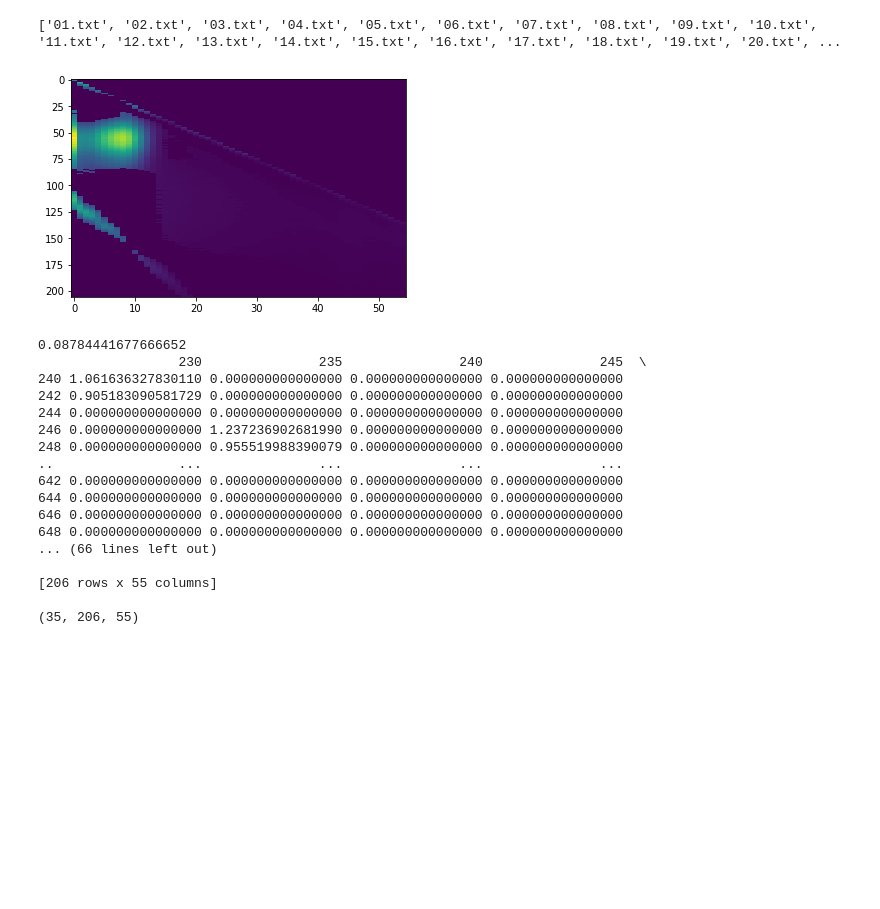
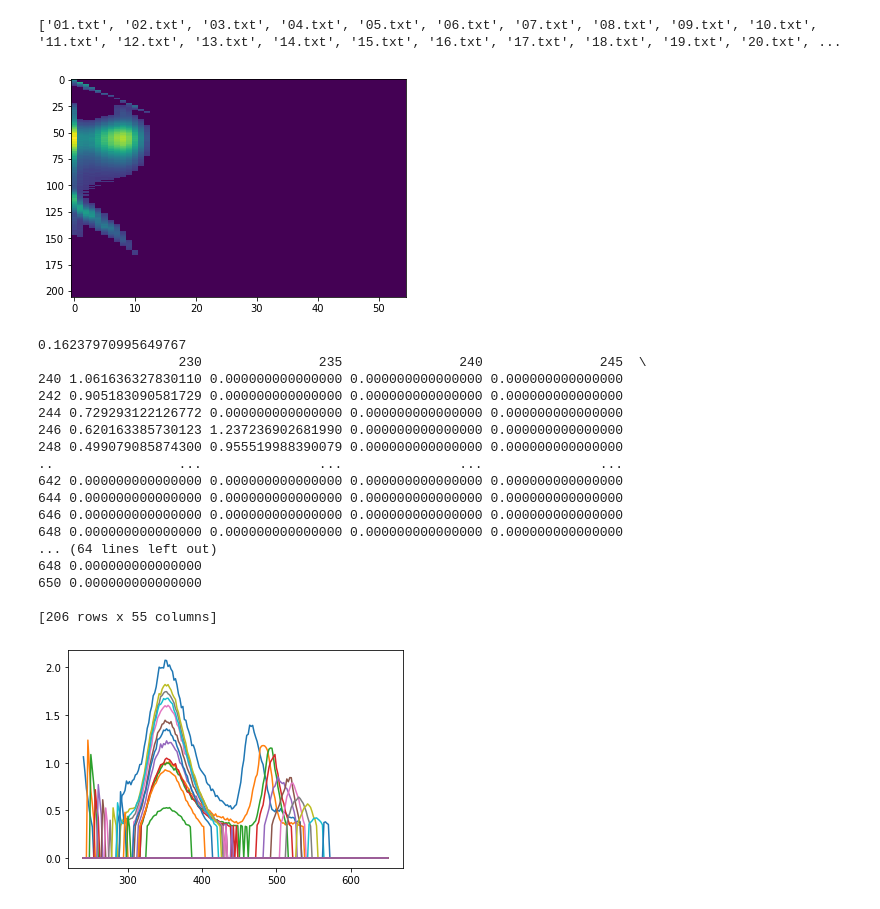
Before and after one commit to 89605502155/course-work-2, a Jupyter notebook: курсовая 20.ipynb, the cells around one changed output. Cells and saved outputs as stored; diff of their text form; code cells hidden in the pictures; blank space fills up the shorter version.

```diff
--- a/курсовая 20.ipynb
+++ b/курсовая 20.ipynb
@@ -6,58 +6,68 @@ import os
 import matplotlib.pyplot as plt
 y =pd.read_csv('C:/Users/admin/Desktop/курсовая 2.0/y.txt', sep= '\t')
 y =  y.fillna(0) #заменяю Nan на 0
 y = y.replace(',','.', regex=True) #меняю ',' на '.'
 y = y.astype(float) #конвертирую из string в float
 y=y.assign(Gominy=y[["Pahokee peat","Nordic aquatic","Suwanee river","Elliot soil","Disser"]].sum(1)) #складываю столбцы
 y=y.drop(["Pahokee peat","Nordic aquatic","Suwanee river","Elliot soil","Disser"], axis=1) #удаляю ненужные столбцы
 y = y[['Gominy'] + y.columns[:-1].tolist()] #меняю порядок столбцов так, чтобы первым был Gominy
 pd.set_option('display.float_format', '{:.15f}'.format) #контроль длинны вывода float
 print()
 fds = sorted(os.listdir('C:/Users/admin/Desktop/курсовая 2.0/X — копия/')) #формируем список файлов x для считывания в цикле
 print(fds)
 k = 0
 t=np.zeros([35,206,55]) #инициализирую массив нулей
+oo=[]
+ool=[]
 while k < 35:
     x = pd.read_csv('C:/Users/admin/Desktop/курсовая 2.0/X — копия/'+fds[k],sep='\t')
+    x = x.replace(',','.', regex=True) #меняю ',' на '.'
+    x = x.astype(float) #конвертирую из string в float
+    colums=list(x.columns.values) #установил имена колонок
+    rows=list(x.index.values)  #установил имена строчек
+    r=x.count(1)
+    r=r.sum()
+    pl=x.sum(0)
+    pl=pl.sum()
+
     x = x.fillna(0)
     x = x.replace(',','.', regex=True) #меняю ',' на '.'
     x = x.astype(float) #конвертирую из string в float
-    da=np.mean(x)
     gh=np.copy(x)
-    colums=list(x.columns.values) #установил имена колонок
-    rows=list(x.index.values)  #установил имена строчек
-    x[x<=(da*1.1)]=0
+    da=pl/r
+    x[x<=(2*da)]=0 #обнуляю малые значения
 
-    t[k]+=x
+    t[k]+=x #собираю тензор
     y1=y.iloc[k:k+1,:].values #делю у на строки
     k = k + 1
 plt.imshow(x, aspect="auto")
 plt.show()
 dak=np.mean(t)
-
-print(dak)
+plt.plot(x)
+print(da)
 print(x)
 print()
-print(np.shape(tt))
+print()
 # %% [output]
 ['01.txt', '02.txt', '03.txt', '04.txt', '05.txt', '06.txt', '07.txt', '08.txt', '09.txt', '10.txt', '11.txt', '12.txt', '13.txt', '14.txt', '15.txt', '16.txt', '17.txt', '18.txt', '19.txt', '20.txt', ...
-[figure, old version]
+[figure, new version]
-0.08784441677666652
+0.16237970995649767
                   230               235               240               245  \
 240 1.061636327830110 0.000000000000000 0.000000000000000 0.000000000000000
 242 0.905183090581729 0.000000000000000 0.000000000000000 0.000000000000000
-244 0.000000000000000 0.000000000000000 0.000000000000000 0.000000000000000
-246 0.000000000000000 1.237236902681990 0.000000000000000 0.000000000000000
-248 0.000000000000000 0.955519988390079 0.000000000000000 0.000000000000000
+244 0.729293122126772 0.000000000000000 0.000000000000000 0.000000000000000
+246 0.620163385730123 1.237236902681990 0.000000000000000 0.000000000000000
+248 0.499079085874300 0.955519988390079 0.000000000000000 0.000000000000000
 ..                ...               ...               ...               ...
 642 0.000000000000000 0.000000000000000 0.000000000000000 0.000000000000000
 644 0.000000000000000 0.000000000000000 0.000000000000000 0.000000000000000
 646 0.000000000000000 0.000000000000000 0.000000000000000 0.000000000000000
 648 0.000000000000000 0.000000000000000 0.000000000000000 0.000000000000000
-... (66 lines left out)
+... (64 lines left out)
+648 0.000000000000000
+650 0.000000000000000
 
 [206 rows x 55 columns]
-
-(35, 206, 55)
+[figure, added]
 # %%
 np.empty
```
Also changed, not shown: 1 other file.
